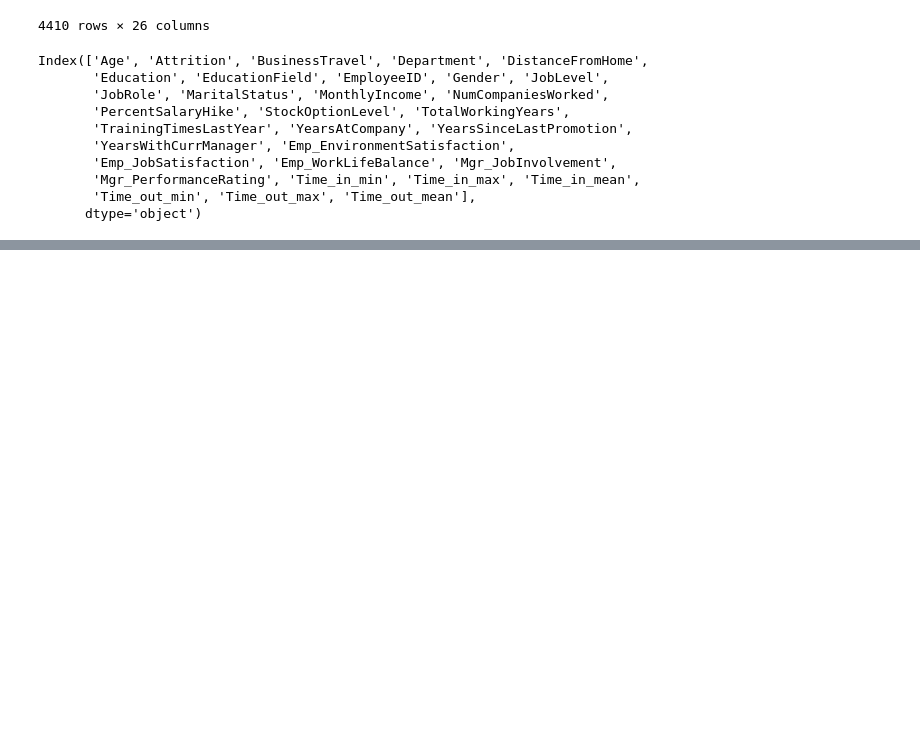
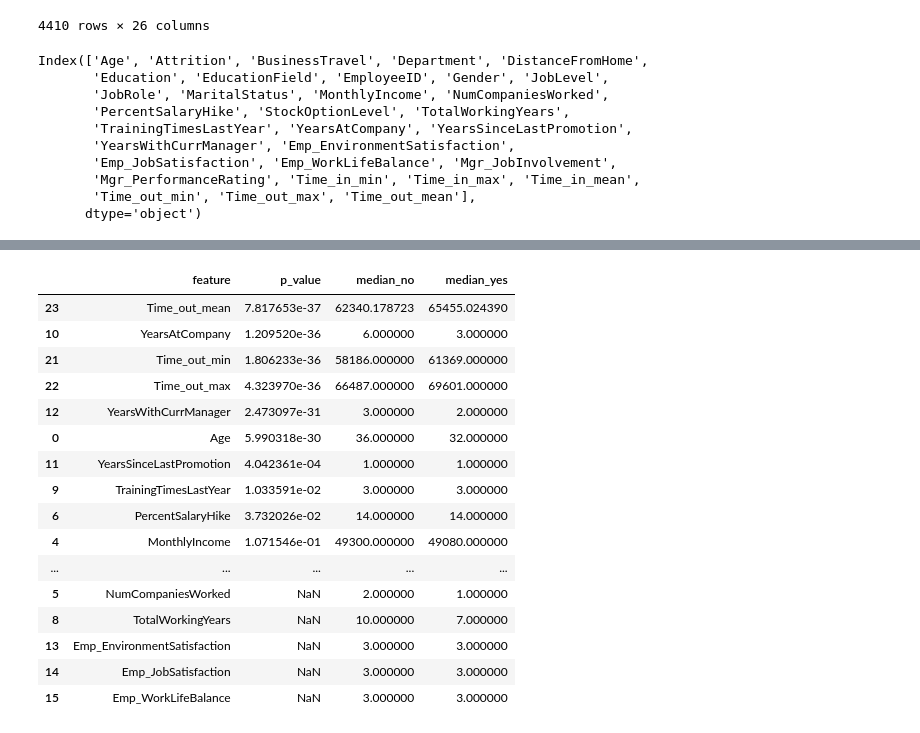
Before and after one commit to Pierrick101/ProjectAI_CESI, a Jupyter notebook: Project_AI/Checkdata.ipynb, the cells around one changed output, grey strips where cells are left out. Saved outputs shown, nothing was run; the diff lists cells and outputs as text; code cells hidden in the pictures; blank space fills up the shorter version.

```diff
--- a/Project_AI/Checkdata.ipynb
+++ b/Project_AI/Checkdata.ipynb
@@ -139,12 +138,15 @@ dtype: object
 # %%
 features.to_csv("features.csv", index=False)
 # %%
-# --- target encoding ---
-features = features.copy()
-features["Attrition"] = features["Attrition"].map({"Yes": 1, "No": 0}).astype("Int64")
+# Strict encoding: NA after mapping = ERROR
+s = features["Attrition"].astype(str).str.strip()
 
-target = "Attrition"
+mapped = s.map({"Yes": 1, "No": 0})
 
-# --- split columns ---
-num_cols = features.select_dtypes(include=["int64", "float64", "Int64"]).columns.drop(target)
-cat_cols = features.select_dtypes(include=["object", "category"]).columns
+# If anything didn't map, stop and show the offending values
+if mapped.isna().any():
+    bad = s[mapped.isna()].unique()
+    raise ValueError(f"Attrition mapping failed. Unexpected values: {bad}")
+
+# Now it's safe to use numpy int64 (no NA possible)
+features["Attrition"] = mapped.astype("int64")
@@ -269,0 +175,45 @@ ROC AUC: 0.8207105982386881
+# %%
+from scipy.stats import mannwhitneyu
+
+num_cols = (
+    features
+    .select_dtypes(include=["int64", "float64"])
+    .columns
+    .drop([target, "EmployeeID"])
+)
+
+mw_results = []
+
+for col in num_cols:
+    g0 = features.loc[features[target] == 0, col]
+    g1 = features.loc[features[target] == 1, col]
+
+    if g0.notna().any() and g1.notna().any():
+        _, p = mannwhitneyu(g0, g1, alternative="two-sided")
+        mw_results.append({
+            "feature": col,
+            "p_value": p,
+            "median_no": g0.median(),
+            "median_yes": g1.median()
+        })
+
+mw_df = pd.DataFrame(mw_results).sort_values("p_value")
+mw_df
+# %% [output]
+|  | feature | p_value | median_no | median_yes |
+| 23 | Time_out_mean | 7.817653e-37 | 62340.178723 | 65455.024390 |
+| 10 | YearsAtCompany | 1.209520e-36 | 6.000000 | 3.000000 |
+| 21 | Time_out_min | 1.806233e-36 | 58186.000000 | 61369.000000 |
+| 22 | Time_out_max | 4.323970e-36 | 66487.000000 | 69601.000000 |
+| 12 | YearsWithCurrManager | 2.473097e-31 | 3.000000 | 2.000000 |
+| 0 | Age | 5.990318e-30 | 36.000000 | 32.000000 |
+| 11 | YearsSinceLastPromotion | 4.042361e-04 | 1.000000 | 1.000000 |
+| 9 | TrainingTimesLastYear | 1.033591e-02 | 3.000000 | 3.000000 |
+| 6 | PercentSalaryHike | 3.732026e-02 | 14.000000 | 14.000000 |
+| 4 | MonthlyIncome | 1.071546e-01 | 49300.000000 | 49080.000000 |
+| ... | ... | ... | ... | ... |
+| 5 | NumCompaniesWorked | NaN | 2.000000 | 1.000000 |
+| 8 | TotalWorkingYears | NaN | 10.000000 | 7.000000 |
+| 13 | Emp_EnvironmentSatisfaction | NaN | 3.000000 | 3.000000 |
+| 14 | Emp_JobSatisfaction | NaN | 3.000000 | 3.000000 |
+| 15 | Emp_WorkLifeBalance | NaN | 3.000000 | 3.000000 |
```
Also changed, not shown: parts of 12 cells of this notebook.
